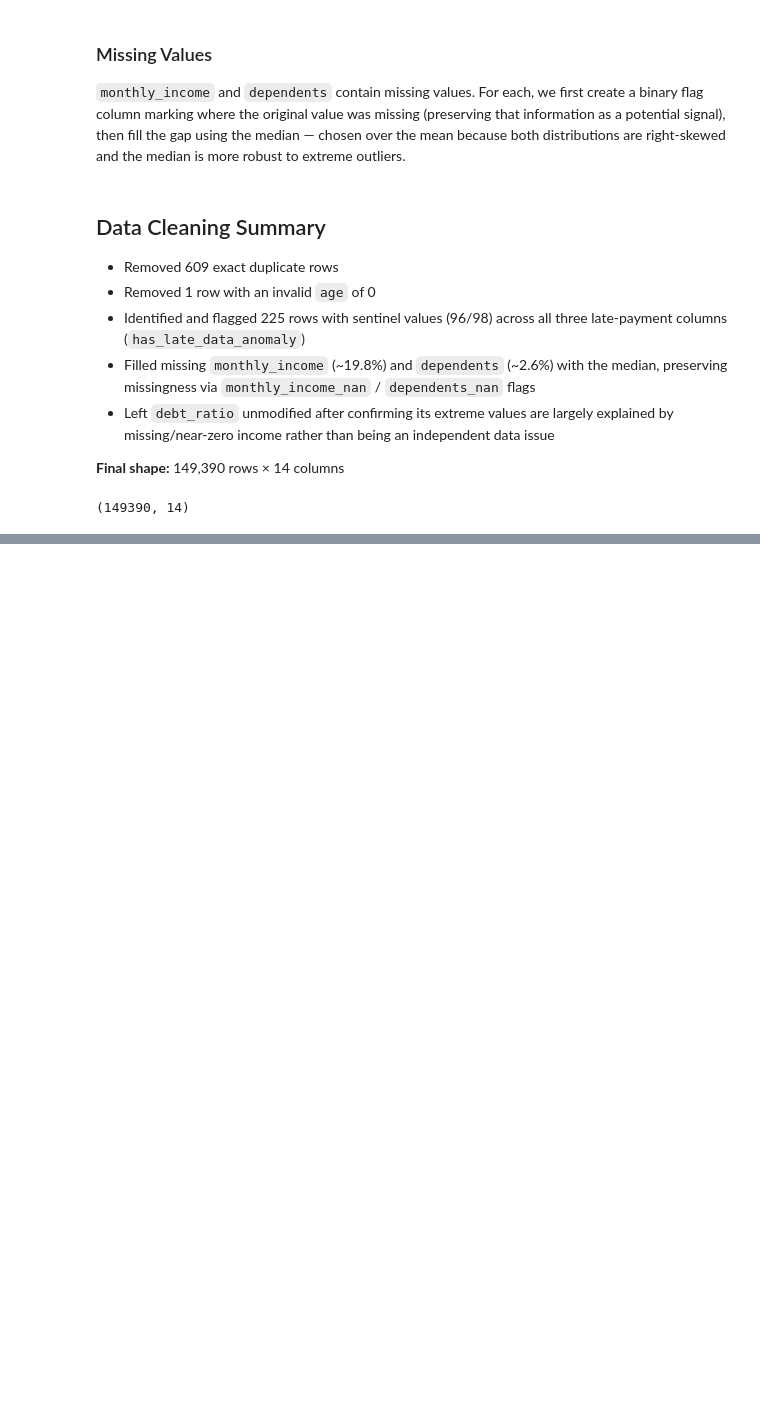
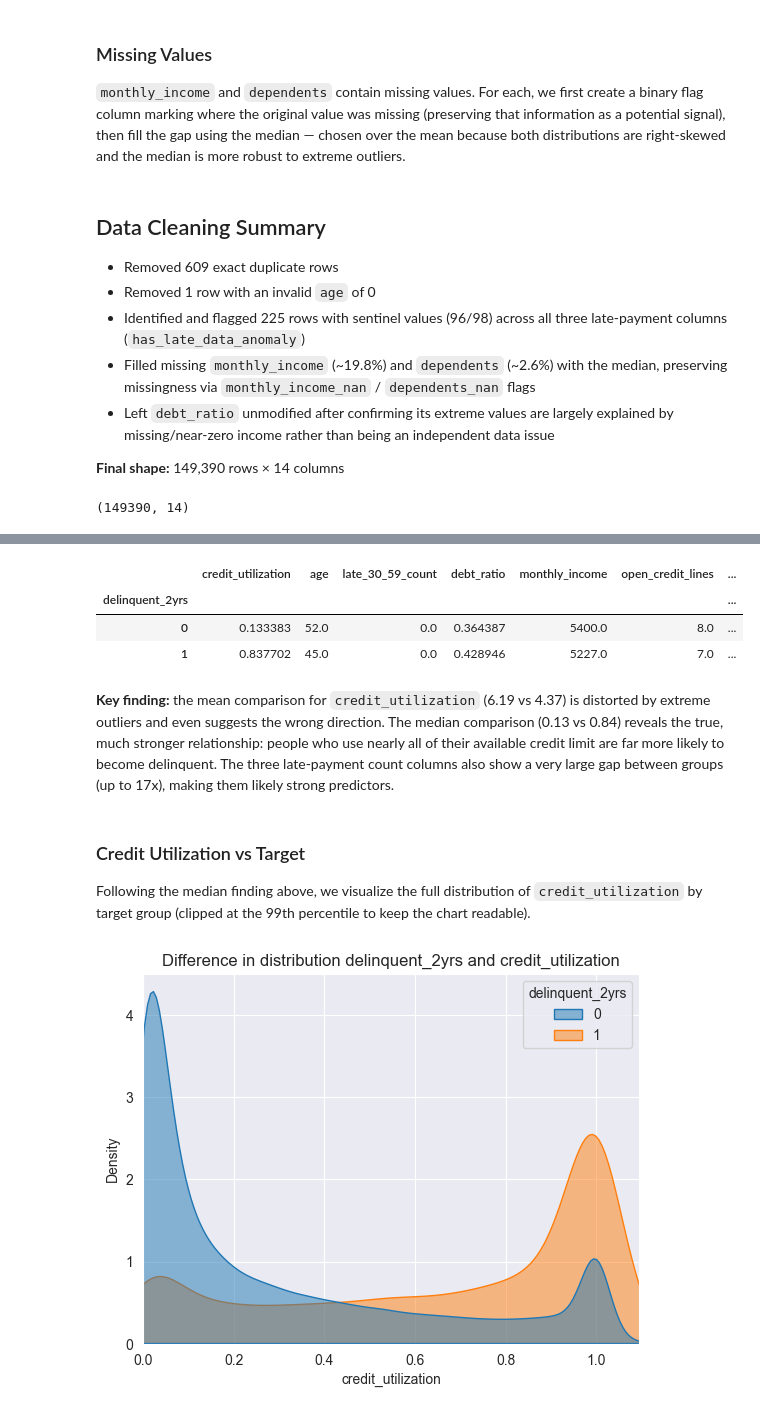
Before and after one commit to Yan-Pasichnyi/credit-risk-analysis, a Jupyter notebook: notebooks/analysis.ipynb, the cells around one changed output, grey strips where cells are left out. Drawn from its saved outputs; the diff is of its cells as text; code cells hidden in the pictures; blank space fills up the shorter version.

```diff
--- a/notebooks/analysis.ipynb
+++ b/notebooks/analysis.ipynb
@@ -231,0 +282,26 @@ credit_risk_dataset.shape
+# %%
+credit_risk_dataset.groupby('delinquent_2yrs').median()
+# %% [output]
+|  | credit_utilization | age | late_30_59_count | debt_ratio | monthly_income | open_credit_lines | ... |
+| delinquent_2yrs |  |  |  |  |  |  | ... |
+| 0 | 0.133383 | 52.0 | 0.0 | 0.364387 | 5400.0 | 8.0 | ... |
+| 1 | 0.837702 | 45.0 | 0.0 | 0.428946 | 5227.0 | 7.0 | ... |
+# %% [markdown]
+**Key finding:** the mean comparison for `credit_utilization` (6.19 vs 4.37) is distorted by extreme outliers and even suggests the wrong direction. The median comparison (0.13 vs 0.84) reveals the true, much stronger relationship: people who use nearly all of their available credit limit are far more likely to become delinquent. The three late-payment count columns also show a very large gap between groups (up to 17x), making them likely strong predictors.
+# %% [markdown]
+### Credit Utilization vs Target
+
+Following the median finding above, we visualize the full distribution of `credit_utilization` by target group (clipped at the 99th percentile to keep the chart readable).
+# %%
+limit = credit_risk_dataset['credit_utilization'].quantile(0.99)
+
+clipped = credit_risk_dataset[credit_risk_dataset['credit_utilization'] <= limit]
+sns.kdeplot(data=clipped, x='credit_utilization', hue='delinquent_2yrs', fill=True, common_norm=False, alpha=0.5)
+
+plt.xlim(0, limit)
+
+plt.title('Difference in distribution delinquent_2yrs and credit_utilization')
+plt.savefig("../images/distribution_delinquent_2yrs_credit_utilization.png")
+plt.show()
+# %% [output]
+[figure, added]
```
Also changed, not shown: parts of 23 cells of this notebook, 9 other files.
